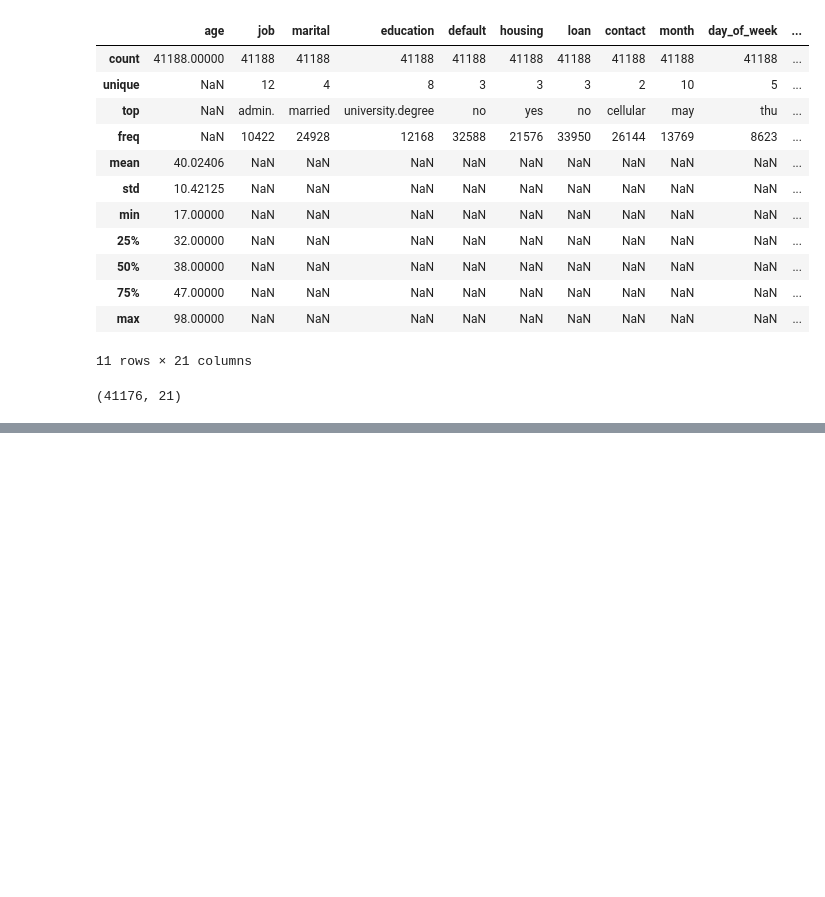
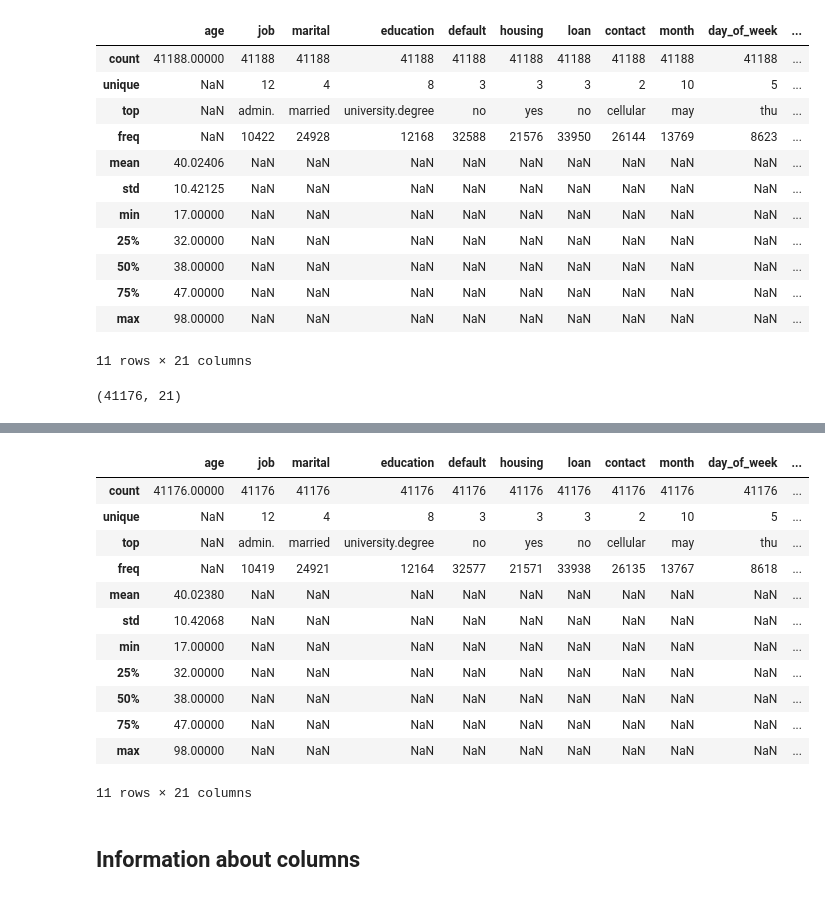
Before and after one commit to djordjeviclazar/laughing-spork, a Jupyter notebook: project1-ml.ipynb, the cells around one changed output, grey strips where cells are left out. Saved outputs shown, nothing was run; the diff lists cells and outputs as text; code cells hidden in the pictures; blank space fills up the shorter version.

```diff
--- a/project1-ml.ipynb
+++ b/project1-ml.ipynb
@@ -74,0 +104,18 @@ originalSetWithoutDups.shape
+# %%
+originalSetWithoutDups.describe(include='all')
+# %% [output]
+|  | age | job | marital | education | default | housing | loan | contact | month | day_of_week | ... |
+| count | 41176.00000 | 41176 | 41176 | 41176 | 41176 | 41176 | 41176 | 41176 | 41176 | 41176 | ... |
+| unique | NaN | 12 | 4 | 8 | 3 | 3 | 3 | 2 | 10 | 5 | ... |
+| top | NaN | admin. | married | university.degree | no | yes | no | cellular | may | thu | ... |
+| freq | NaN | 10419 | 24921 | 12164 | 32577 | 21571 | 33938 | 26135 | 13767 | 8618 | ... |
+| mean | 40.02380 | NaN | NaN | NaN | NaN | NaN | NaN | NaN | NaN | NaN | ... |
+| std | 10.42068 | NaN | NaN | NaN | NaN | NaN | NaN | NaN | NaN | NaN | ... |
+| min | 17.00000 | NaN | NaN | NaN | NaN | NaN | NaN | NaN | NaN | NaN | ... |
+| 25% | 32.00000 | NaN | NaN | NaN | NaN | NaN | NaN | NaN | NaN | NaN | ... |
+| 50% | 38.00000 | NaN | NaN | NaN | NaN | NaN | NaN | NaN | NaN | NaN | ... |
+| 75% | 47.00000 | NaN | NaN | NaN | NaN | NaN | NaN | NaN | NaN | NaN | ... |
+| max | 98.00000 | NaN | NaN | NaN | NaN | NaN | NaN | NaN | NaN | NaN | ... |
+11 rows × 21 columns
+# %% [markdown]
+## Information about columns
```
Also changed, not shown: parts of 12 cells of this notebook.
